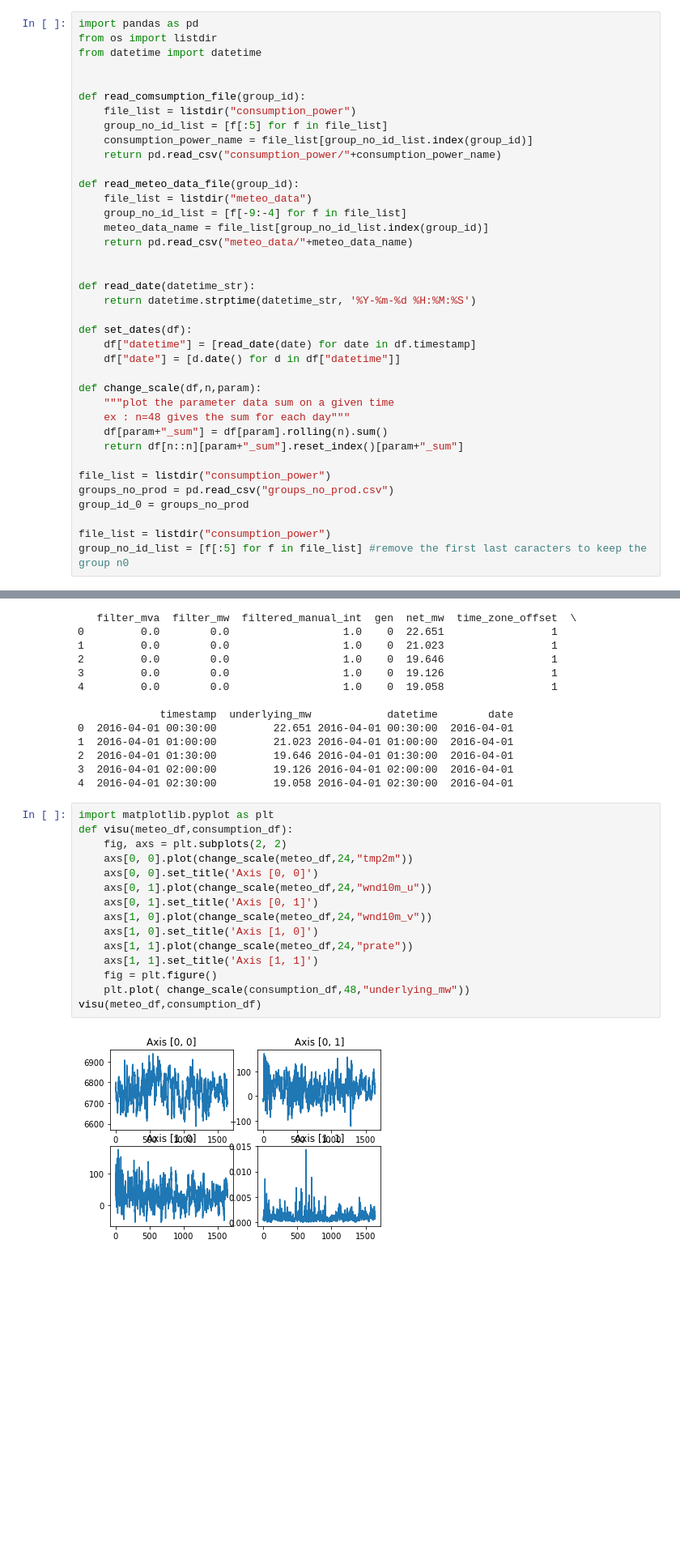
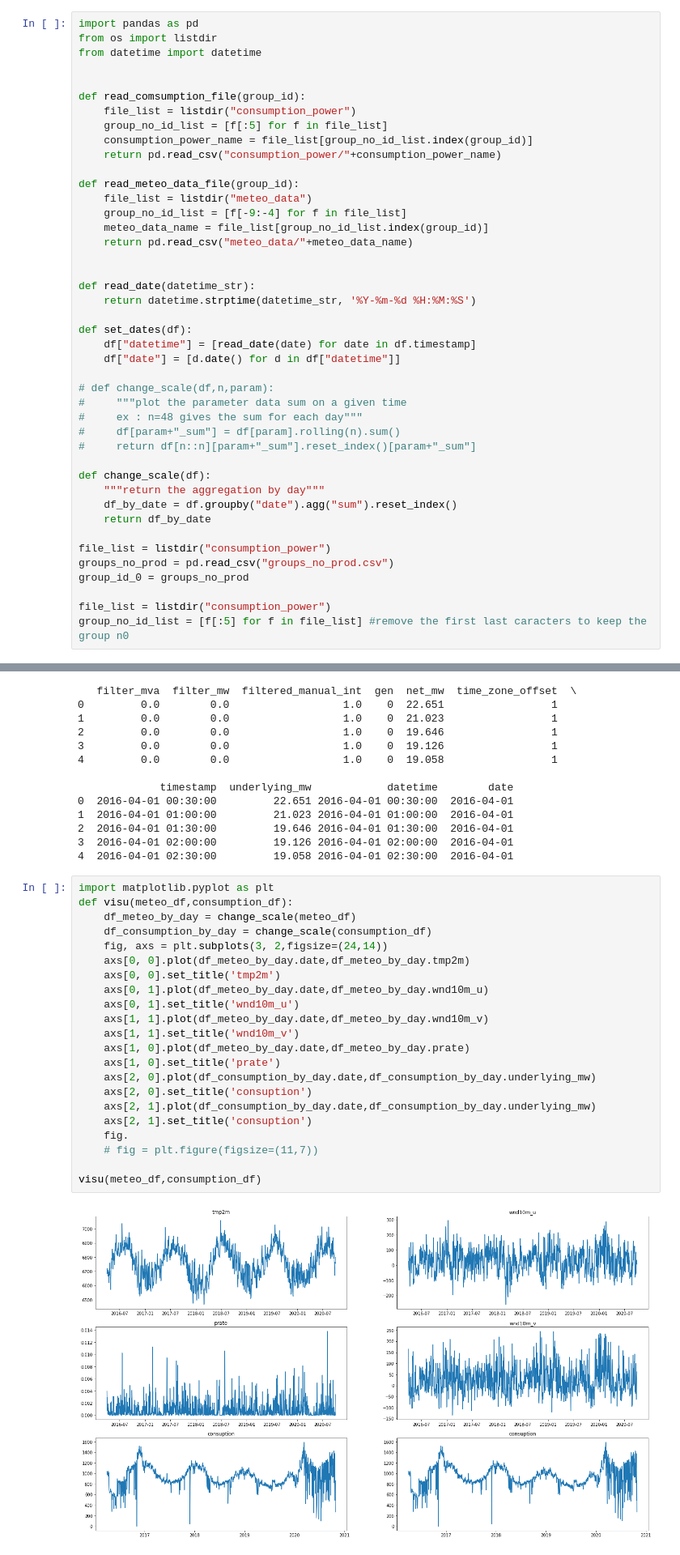
Before and after one commit to Roulini/sia_ts_forecast, a Jupyter notebook: visu.ipynb, the cells around one changed output, grey strips where cells are left out. Shown at 81% size. Drawn from its saved outputs; the diff is of its cells as text; blank space fills up the shorter version.

```diff
--- a/visu.ipynb
+++ b/visu.ipynb
@@ -24,11 +24,16 @@ def set_dates(df):
     df["datetime"] = [read_date(date) for date in df.timestamp]
     df["date"] = [d.date() for d in df["datetime"]]
 
-def change_scale(df,n,param):
-    """plot the parameter data sum on a given time
-    ex : n=48 gives the sum for each day"""
-    df[param+"_sum"] = df[param].rolling(n).sum()
-    return df[n::n][param+"_sum"].reset_index()[param+"_sum"]
+# def change_scale(df,n,param):
+#     """plot the parameter data sum on a given time
+#     ex : n=48 gives the sum for each day"""
+#     df[param+"_sum"] = df[param].rolling(n).sum()
+#     return df[n::n][param+"_sum"].reset_index()[param+"_sum"]
+
+def change_scale(df):
+    """return the aggregation by day"""
+    df_by_date = df.groupby("date").agg("sum").reset_index()
+    return df_by_date
 
 file_list = listdir("consumption_power")
 groups_no_prod = pd.read_csv("groups_no_prod.csv")
@@ -93,17 +98,24 @@ print(consumption_df.sort_values(by ="timestamp").head())
 # %%
 import matplotlib.pyplot as plt
 def visu(meteo_df,consumption_df):
-    fig, axs = plt.subplots(2, 2)
-    axs[0, 0].plot(change_scale(meteo_df,24,"tmp2m"))
-    axs[0, 0].set_title('Axis [0, 0]')
-    axs[0, 1].plot(change_scale(meteo_df,24,"wnd10m_u"))
-    axs[0, 1].set_title('Axis [0, 1]')
-    axs[1, 0].plot(change_scale(meteo_df,24,"wnd10m_v"))
-    axs[1, 0].set_title('Axis [1, 0]')
-    axs[1, 1].plot(change_scale(meteo_df,24,"prate"))
-    axs[1, 1].set_title('Axis [1, 1]')
-    fig = plt.figure()
-    plt.plot( change_scale(consumption_df,48,"underlying_mw"))
+    df_meteo_by_day = change_scale(meteo_df)
+    df_consumption_by_day = change_scale(consumption_df)
+    fig, axs = plt.subplots(3, 2,figsize=(24,14))
+    axs[0, 0].plot(df_meteo_by_day.date,df_meteo_by_day.tmp2m)
+    axs[0, 0].set_title('tmp2m')
+    axs[0, 1].plot(df_meteo_by_day.date,df_meteo_by_day.wnd10m_u)
+    axs[0, 1].set_title('wnd10m_u')
+    axs[1, 1].plot(df_meteo_by_day.date,df_meteo_by_day.wnd10m_v)
+    axs[1, 1].set_title('wnd10m_v')
+    axs[1, 0].plot(df_meteo_by_day.date,df_meteo_by_day.prate)
+    axs[1, 0].set_title('prate')
+    axs[2, 0].plot(df_consumption_by_day.date,df_consumption_by_day.underlying_mw)
+    axs[2, 0].set_title('consuption')
+    axs[2, 1].plot(df_consumption_by_day.date,df_consumption_by_day.underlying_mw)
+    axs[2, 1].set_title('consuption')
+    fig.
+    # fig = plt.figure(figsize=(11,7))
+
 visu(meteo_df,consumption_df)
 # %% [output]
-[figure, old version]
+[figure, new version]
```
Also changed, not shown: parts of 15 cells of this notebook.
